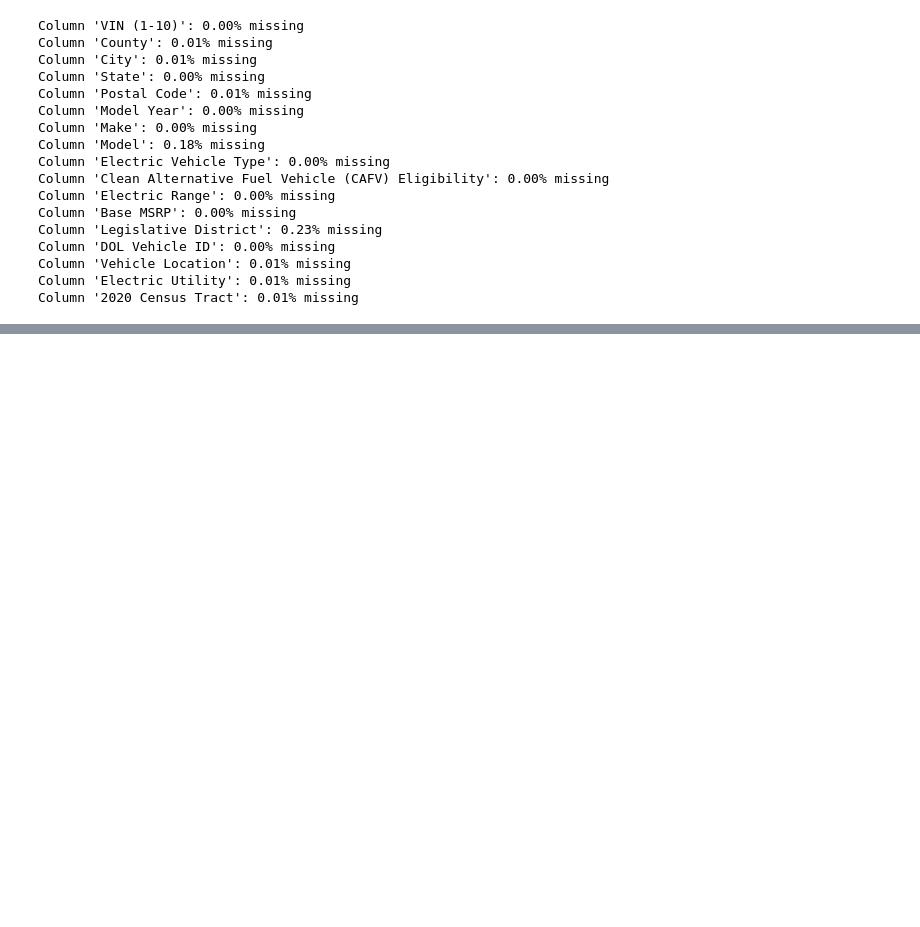
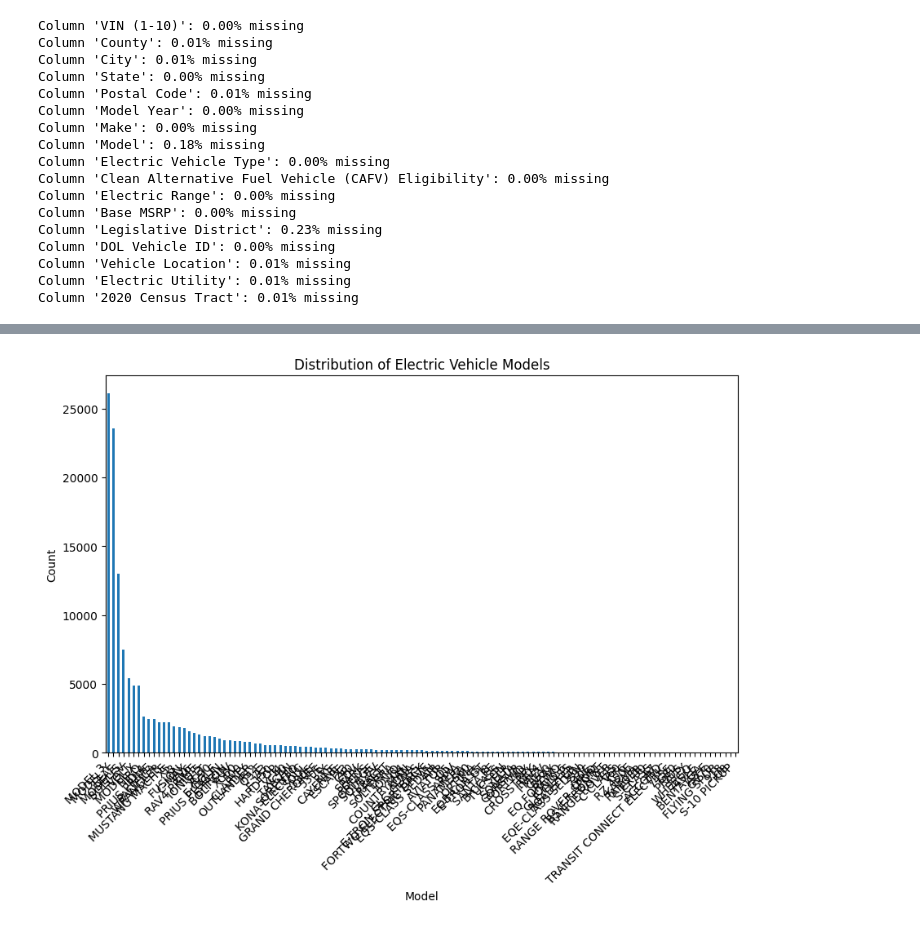
Before and after one commit to zeerau/TDI_Projects, a Jupyter notebook: capstone.ipynb, the cells around one changed output, grey strips where cells are left out. Saved outputs shown, nothing was run; the diff lists cells and outputs as text; code cells hidden in the pictures; blank space fills up the shorter version.

```diff
--- a/capstone.ipynb
+++ b/capstone.ipynb
@@ -287,0 +334,10 @@ array(['Thurston', 'Island', 'Snohomish', 'King', 'Chelan', 'Kitsap',
+# %%
+model_counts = elec_ds['Model'].value_counts()
+model_counts.plot(kind='bar', figsize=(10, 6))
+plt.title('Distribution of Electric Vehicle Models')
+plt.xlabel('Model')
+plt.ylabel('Count')
+plt.xticks(rotation=45, ha='right')
+plt.show()
+# %% [output]
+[figure, added]
```
Also changed, not shown: parts of 27 cells of this notebook.
